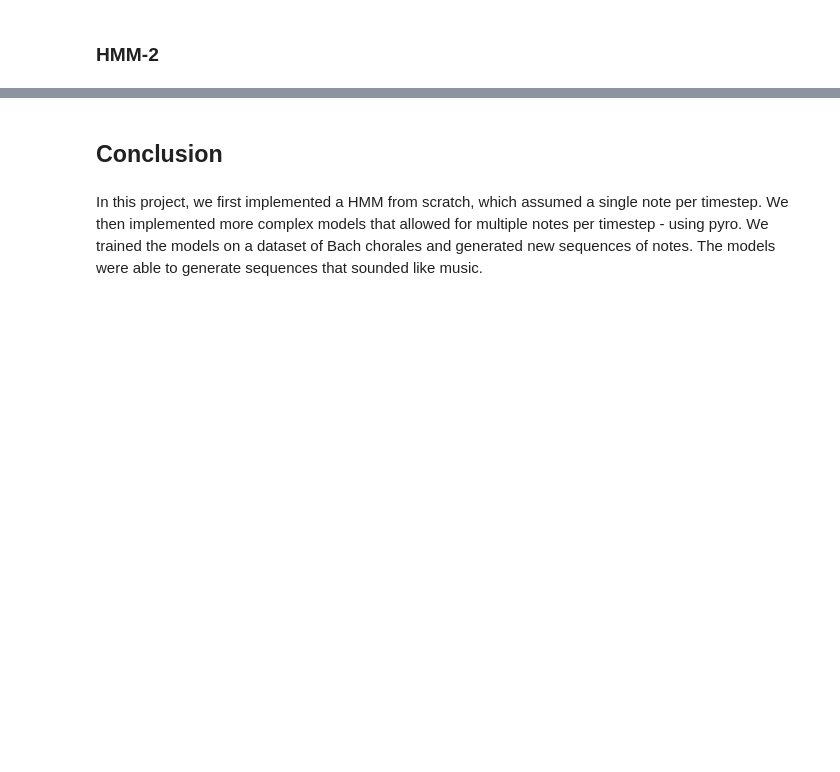
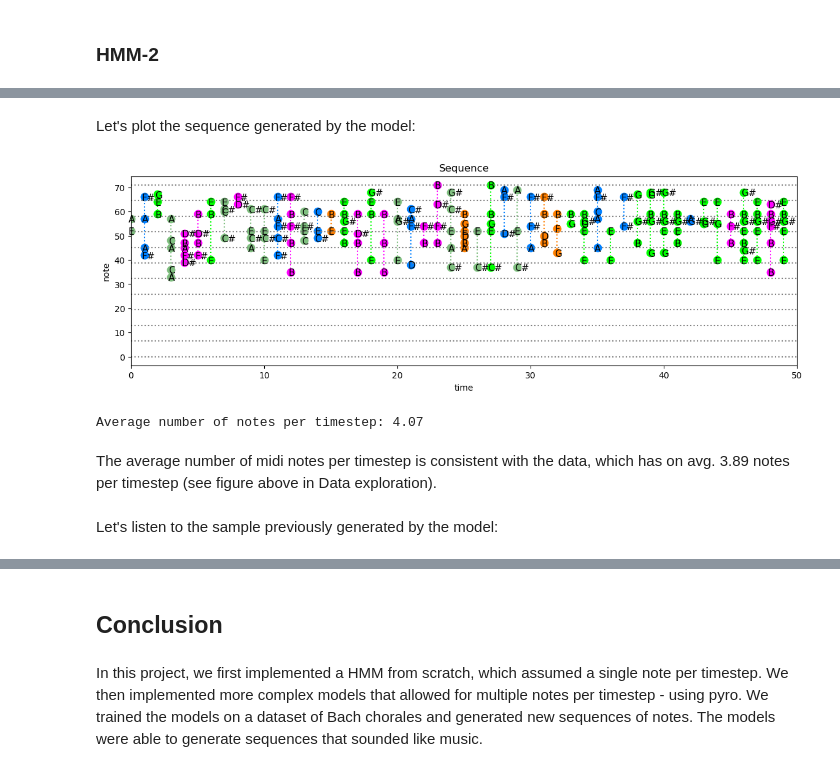
Before and after one commit to RasmusML/musicHMM, a Jupyter notebook: music_generation.ipynb, the cells around one changed output, grey strips where cells are left out. Drawn from its saved outputs; the diff is of its cells as text; code cells hidden in the pictures; blank space fills up the shorter version.

```diff
--- a/music_generation.ipynb
+++ b/music_generation.ipynb
@@ -448,0 +574,15 @@ audio_widget("out/hmm1_example_no_training.mp3")
+# %% [markdown]
+Let's plot the sequence generated by the model:
+# %%
+n = 50
+plot_sequence(posterior_samples[:n], posterior_hidden[:n])
+# %% [output]
+[figure, added]
+# %%
+print(f"Average number of notes per timestep: {np.sum(posterior_samples) / len(posterior_samples)}")
+# %% [output]
+Average number of notes per timestep: 4.07
+# %% [markdown]
+The average number of midi notes per timestep is consistent with the data, which has on avg. 3.89 notes per timestep (see figure above in Data exploration).
+# %% [markdown]
+Let's listen to the sample previously generated by the model:
```
Also changed, not shown: parts of 41 cells of this notebook.
